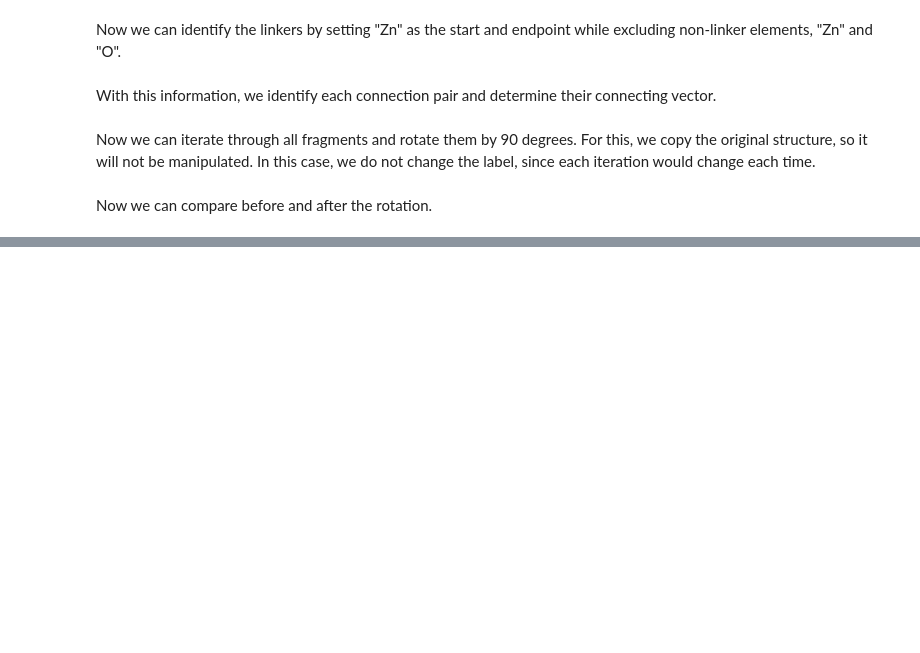
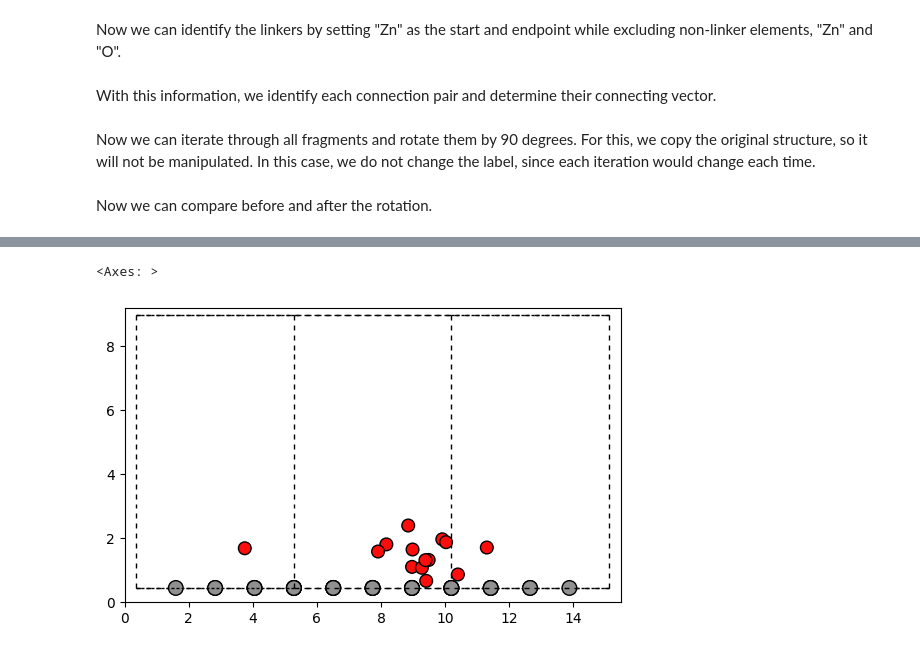
Before and after one commit to aim2dat/aim2dat, a Jupyter notebook: example_notebooks/strct-manipulation.ipynb, the cells around one changed output, grey strips where cells are left out. Cells and saved outputs as stored; diff of their text form; code cells hidden in the pictures; blank space fills up the shorter version.

```diff
--- a/example_notebooks/strct-manipulation.ipynb
+++ b/example_notebooks/strct-manipulation.ipynb
@@ -143,0 +196,18 @@ plt.show()
+# %%
+from aim2dat.strct import StructureOperations
+
+Graphene.label = "Graphene"
+
+strct_op = StructureOperations([Graphene])
+strct_op.pipeline = [[
+    "add_structure_random",
+    {"guest_structure": oxygen, "dist_threshold": {("C", "O"): [.8,2], ("O", "O"): [1,1.5]}},
+    14
+]]
+strct_collect = strct_op.run_pipeline()
+
+fig, ax = plt.subplots()
+plot_atoms(strct_collect[0].to_ase_atoms(), ax, radii=0.3, rotation=('-90x,0y,0z'))
+# %% [output]
+<Axes: >
+[figure, added]
```
Also changed, not shown: parts of 10 cells of this notebook, 3 other files.
